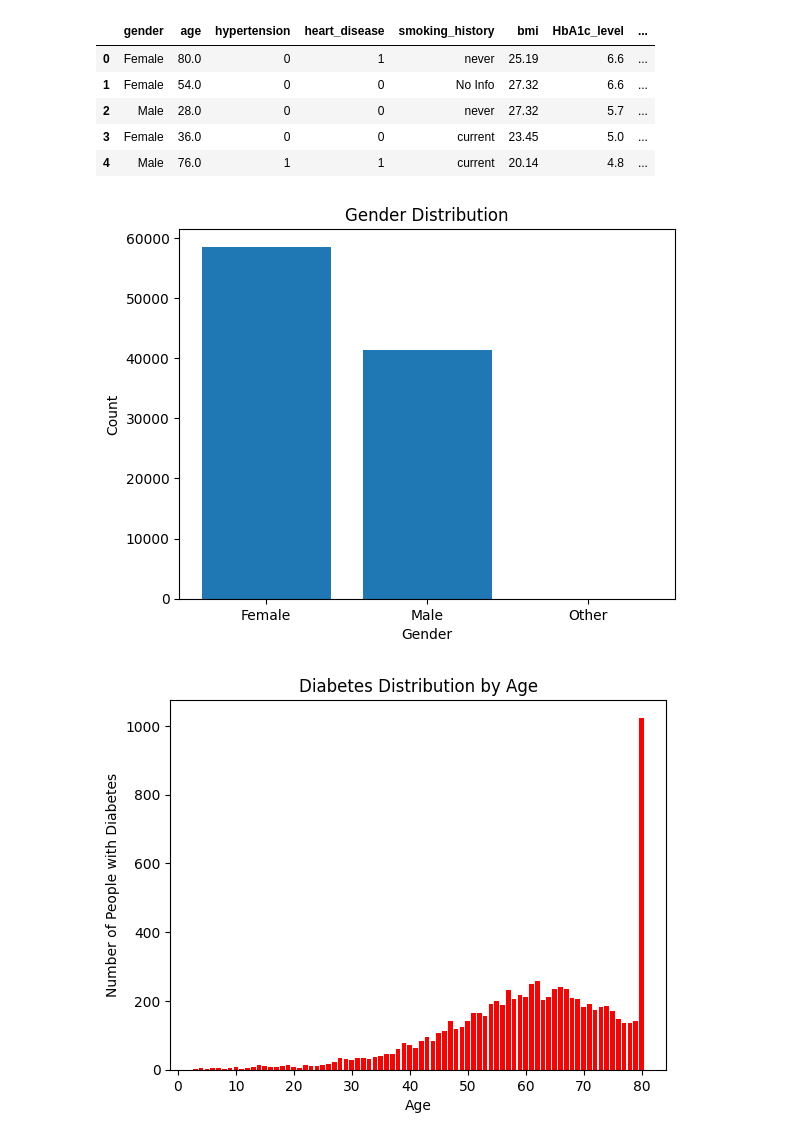
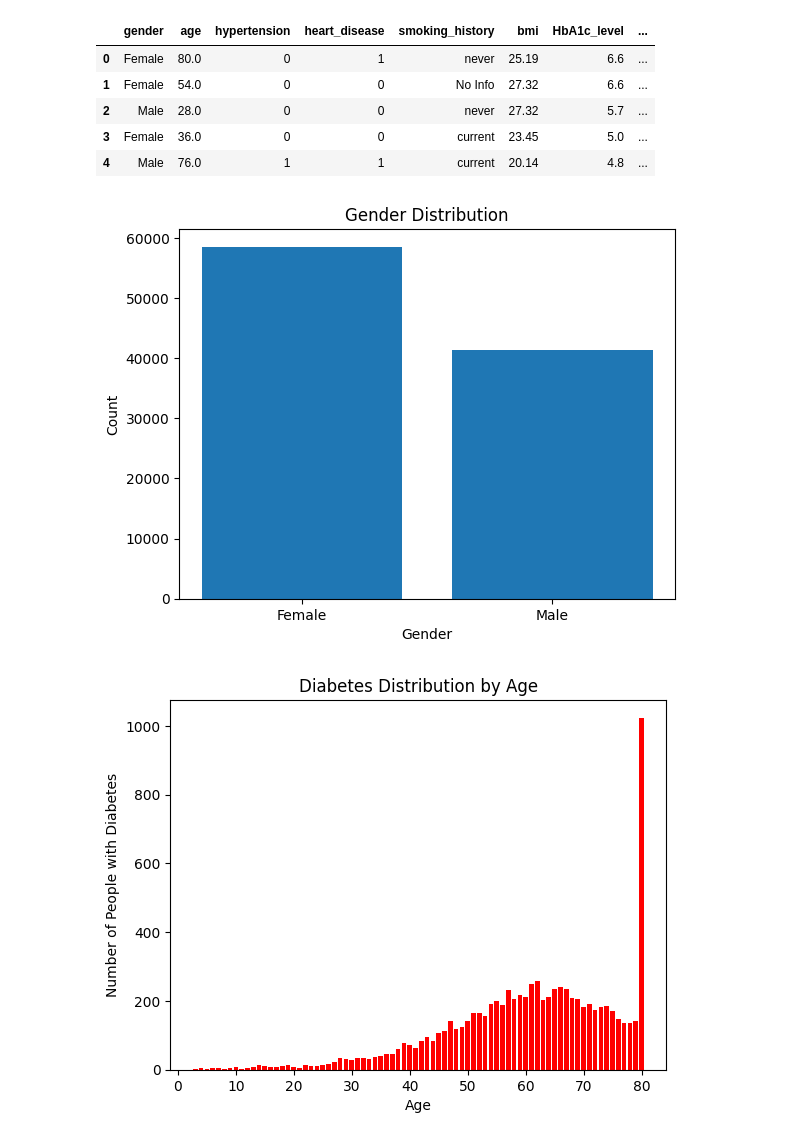
Before and after one commit to nataliea30/DiabetesML, a Jupyter notebook: Keras Attempt.ipynb, the cells around one changed output. Saved outputs shown, nothing was run; the diff lists cells and outputs as text; code cells hidden in the pictures.

```diff
--- a/Keras Attempt.ipynb
+++ b/Keras Attempt.ipynb
@@ -18,25 +18,28 @@ df.head()
 # %%
 import pandas as pd
 import matplotlib.pyplot as plt
 
 # Assuming your data is stored in a DataFrame called 'df'
 # Replace 'df' with the actual name of your DataFrame
 
 # Count the number of occurrences for each gender
+
+df = df[df['gender'] != 'Other']
 gender_counts = df['gender'].value_counts()
 
 # Create a bar plot
 plt.bar(gender_counts.index, gender_counts.values)
+
 
 # Add labels and title
 plt.xlabel('Gender')
 plt.ylabel('Count')
 plt.title('Gender Distribution')
 
 # Display the plot
 plt.show()
 # %% [output]
-[figure, old version]
+[figure, new version]
 # %%
 # Filter the DataFrame to include only people with diabetes
 diabetes_df = df[df['diabetes'] == 1]
```
Also changed, not shown: parts of 8 cells of this notebook.
